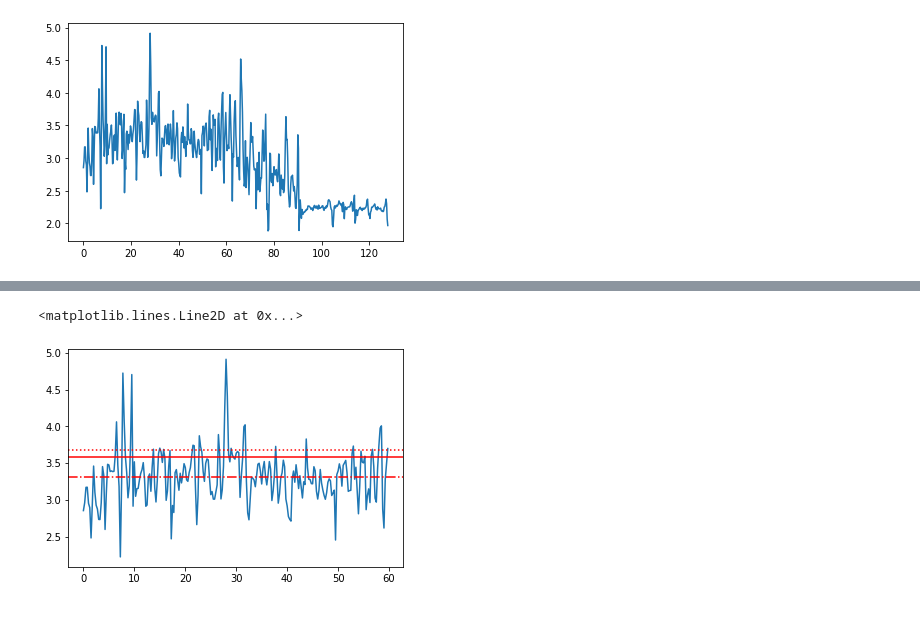
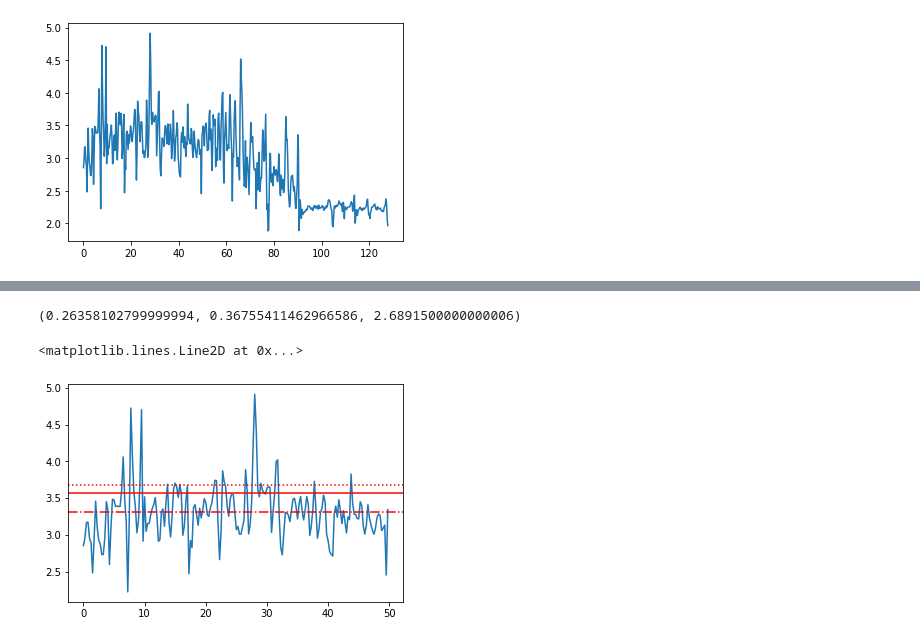
Before and after one commit to 1417573837/Homeworks, a Jupyter notebook: Roughness.ipynb, the cells around one changed output, grey strips where cells are left out. Saved outputs shown, nothing was run; the diff lists cells and outputs as text; code cells hidden in the pictures.

```diff
--- a/Roughness.ipynb
+++ b/Roughness.ipynb
@@ -33,11 +33,10 @@ ax.plot(df.iloc[:,0], df.iloc[:,1])
 [<matplotlib.lines.Line2D at 0x...>]
 [figure]
 # %%
-df = df[df.iloc[:, 0] < 60]#截取前60um
-mean_height = df['z [µm]'].mean()
-deviations = df['z [µm]'] - mean_height
-Ra = np.abs(deviations).mean()
-Rq = np.sqrt((deviations**2).mean())
-Rzn = df['z [µm]'].max()-df['z [µm]'].min()
-Ra,Rq,Rzn
+df_sample = df[df.iloc[:, 0] < 50]#sample area is <50µm
+df_substrate = df[df.iloc[:, 0] > 100]#substrate area is >100µm
+mean_height_sample = df_sample['z [µm]'].mean()
+mean_height_substrate = df_substrate['z [µm]'].mean()
+thickness = mean_height_sample-mean_height_substrate
+print(thickness)
 # %% [output]
@@ -45,10 +52,18 @@ Ra,Rq,Rzn
+# %%
+deviations_sample = df_sample['z [µm]'] - mean_height_sample
+Ra = np.abs(deviations_sample).mean()
+Rq = np.sqrt((deviations_sample**2).mean())
+Rzn = df_sample['z [µm]'].max()-df_sample['z [µm]'].min()
+Ra,Rq,Rzn
+# %% [output]
+(0.26358102799999994, 0.36755411462966586, 2.6891500000000006)
 # %%
 fig, ax = plt.subplots()
-ax.plot(df.iloc[:,0], df.iloc[:,1])
-ax.axhline(mean_height, color='r', linestyle='-.')
-ax.axhline(mean_height+Ra, color='r', linestyle='-')
-ax.axhline(mean_height+Rq, color='r', linestyle=':')
+ax.plot(df_sample.iloc[:,0], df_sample.iloc[:,1])
+ax.axhline(mean_height_sample, color='r', linestyle='-.')
+ax.axhline(mean_height_sample+Ra, color='r', linestyle='-')
+ax.axhline(mean_height_sample+Rq, color='r', linestyle=':')
 # %% [output]
 <matplotlib.lines.Line2D at 0x...>
-[figure, old version]
+[figure, new version]
 # %%
```
Also changed, not shown: parts of 3 cells of this notebook.
